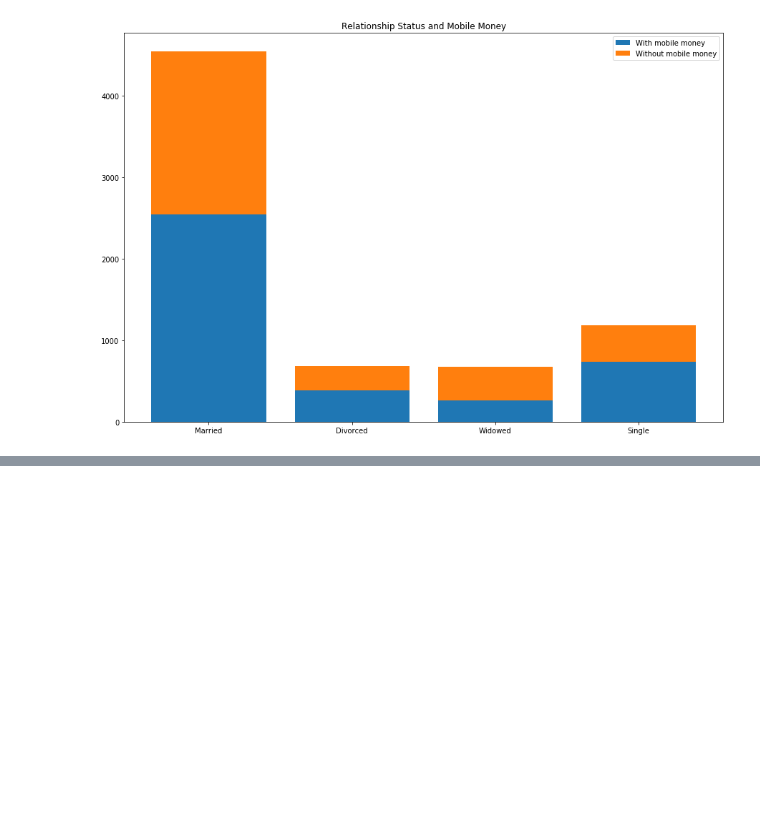
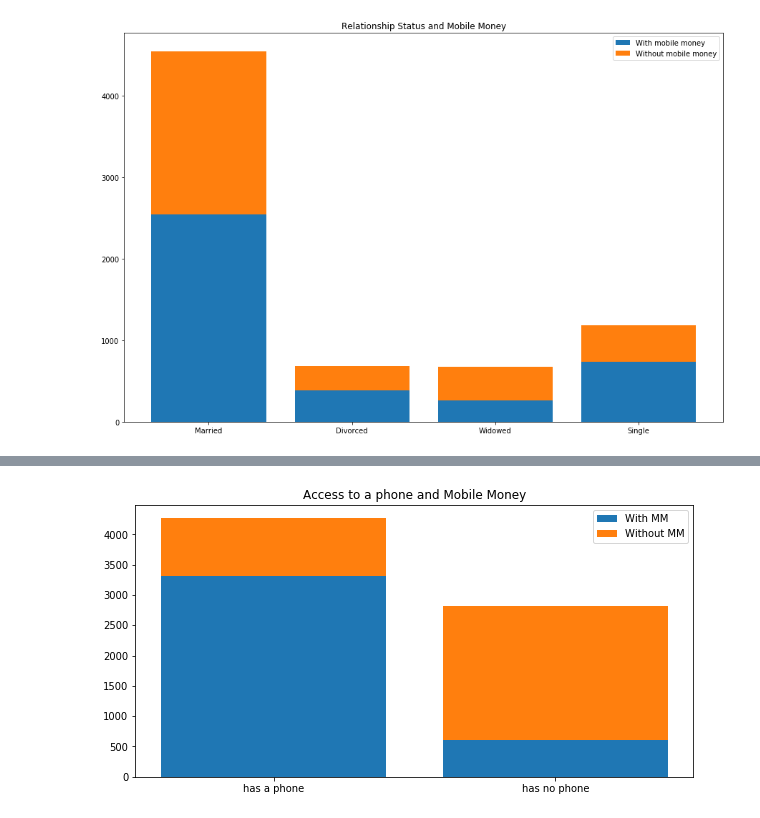
Before and after one commit to boitshepo97/tanzania-mobile-money, a Jupyter notebook: Financial Services Use In Tanzania.ipynb, the cells around one changed output, grey strips where cells are left out. Drawn from its saved outputs; the diff is of its cells as text; code cells hidden in the pictures; blank space fills up the shorter version.

```diff
--- a/Financial Services Use In Tanzania.ipynb
+++ b/Financial Services Use In Tanzania.ipynb
@@ -289,0 +285,25 @@ TypeError: unsupported operand type(s) for +: 'int' and 'list'
+# %%
+# Access to mobile money
+with_phone = mob_mon[mob_mon.Q7 == 1]
+no_phone = mob_mon[mob_mon.Q7 == 2]
+
+# Summation
+with_phone_MM = len(with_phone[with_phone.mobile_money == 1])
+with_phone_wMM = len(with_phone[with_phone.mobile_money == 0])
+
+no_phone_MM = len(no_phone[no_phone.mobile_money == 1])
+no_phone_wMM = len(no_phone[no_phone.mobile_money == 0])
+
+access_MM = [with_phone_MM, no_phone_MM]
+access_wMM = [with_phone_wMM, no_phone_wMM]
+# %%
+# Plotting access to Phone and Mobile money
+plt.figure(figsize=(10,5))
+plt.bar(np.arange(2), access_MM, label='With MM')
+plt.bar(np.arange(2), access_wMM, bottom= access_MM, label='Without MM')
+plt.xticks(np.arange(2), ['has a phone', 'has no phone'])
+plt.legend(loc='upper right')
+plt.title('Access to a phone and Mobile Money')
+plt.show()
+# %% [output]
+[figure, added]
```
Also changed, not shown: parts of 8 cells of this notebook.
